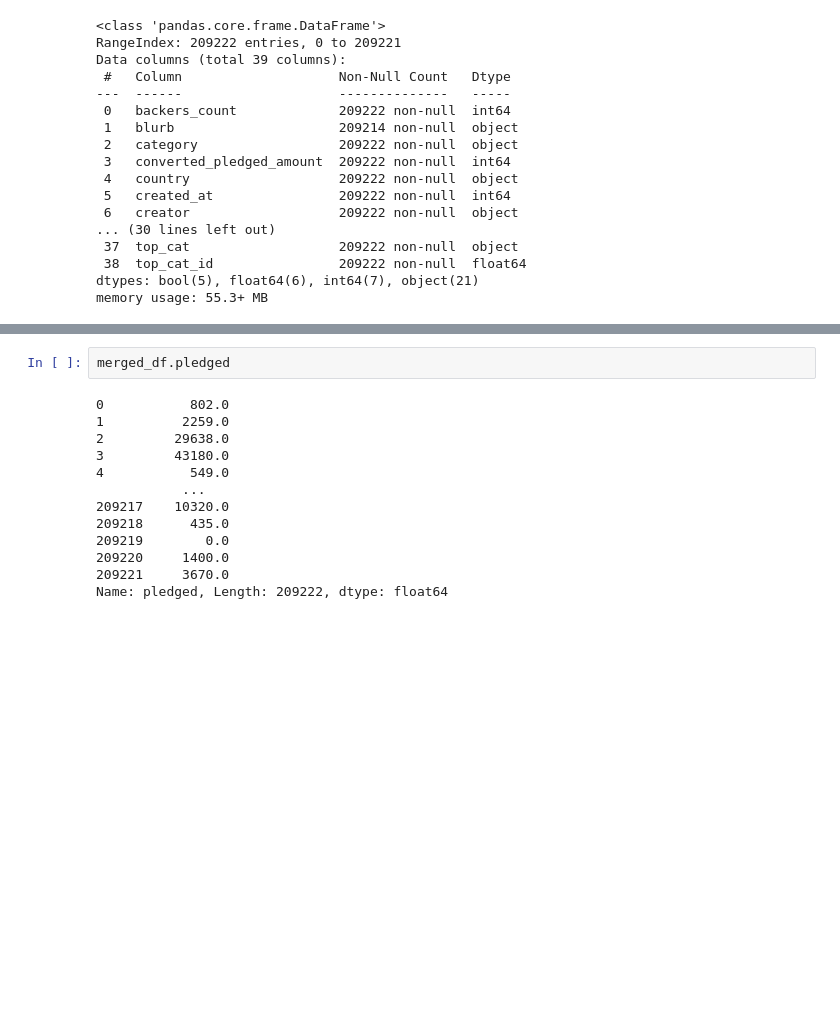
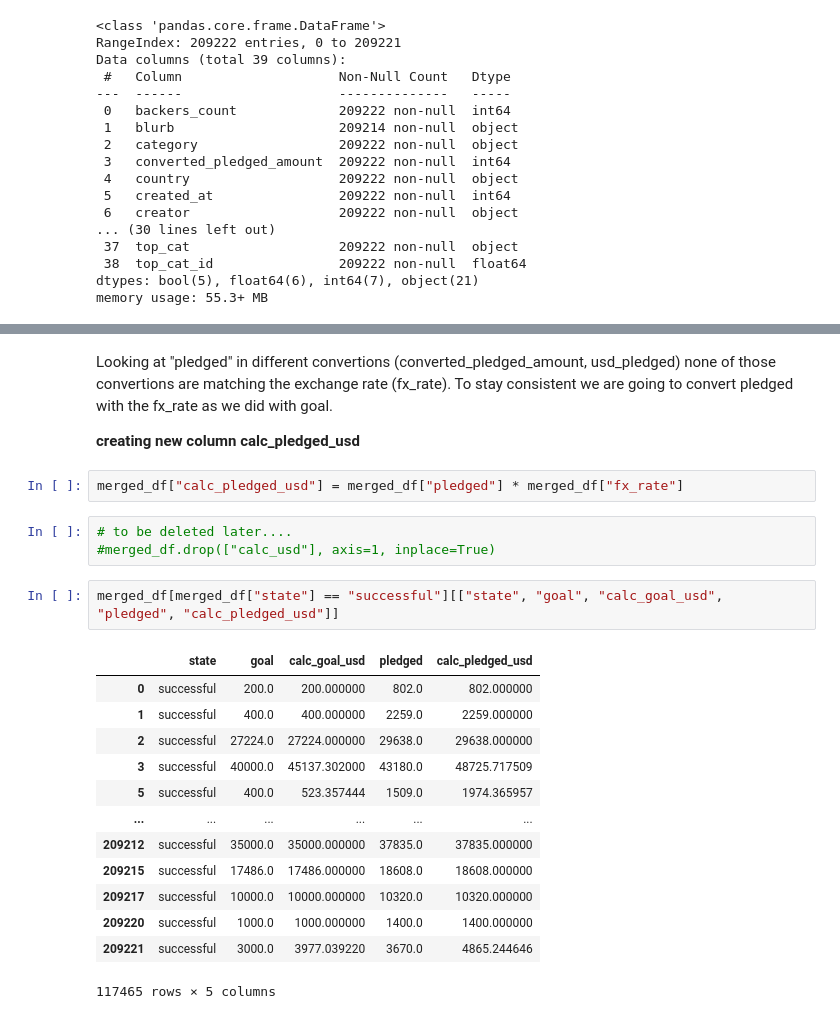
Before and after one commit to medscoops/Kickstarter_ARG, a Jupyter notebook: EDA-and-modeling.ipynb, the cells around one changed output, grey strips where cells are left out. Drawn from its saved outputs; the diff is of its cells as text; blank space fills up the shorter version.

```diff
--- a/EDA-and-modeling.ipynb
+++ b/EDA-and-modeling.ipynb
@@ -618,15 +659,26 @@ memory usage: 55.3+ MB
+# %% [markdown]
+Looking at "pledged" in different convertions (converted_pledged_amount, usd_pledged) none of those convertions are matching the exchange rate (fx_rate).
+To stay consistent we are going to convert pledged with the fx_rate as we did with goal.
+
+**creating new column calc_pledged_usd**
 # %%
-merged_df.pledged
+merged_df["calc_pledged_usd"] = merged_df["pledged"] * merged_df["fx_rate"]
-# %% [output]
-0           802.0
-1          2259.0
-2         29638.0
-3         43180.0
-4           549.0
-           ...
-209217    10320.0
-209218      435.0
-209219        0.0
-209220     1400.0
-209221     3670.0
-Name: pledged, Length: 209222, dtype: float64
+# %%
+# to be deleted later....
+#merged_df.drop(["calc_usd"], axis=1, inplace=True)
+# %%
+merged_df[merged_df["state"] == "successful"][["state", "goal", "calc_goal_usd", "pledged", "calc_pledged_usd"]]
+# %% [output]
+|  | state | goal | calc_goal_usd | pledged | calc_pledged_usd |
+| 0 | successful | 200.0 | 200.000000 | 802.0 | 802.000000 |
+| 1 | successful | 400.0 | 400.000000 | 2259.0 | 2259.000000 |
+| 2 | successful | 27224.0 | 27224.000000 | 29638.0 | 29638.000000 |
+| 3 | successful | 40000.0 | 45137.302000 | 43180.0 | 48725.717509 |
+| 5 | successful | 400.0 | 523.357444 | 1509.0 | 1974.365957 |
+| ... | ... | ... | ... | ... | ... |
+| 209212 | successful | 35000.0 | 35000.000000 | 37835.0 | 37835.000000 |
+| 209215 | successful | 17486.0 | 17486.000000 | 18608.0 | 18608.000000 |
+| 209217 | successful | 10000.0 | 10000.000000 | 10320.0 | 10320.000000 |
+| 209220 | successful | 1000.0 | 1000.000000 | 1400.0 | 1400.000000 |
+| 209221 | successful | 3000.0 | 3977.039220 | 3670.0 | 4865.244646 |
+117465 rows × 5 columns
```
Also changed, not shown: parts of 6 cells of this notebook.
